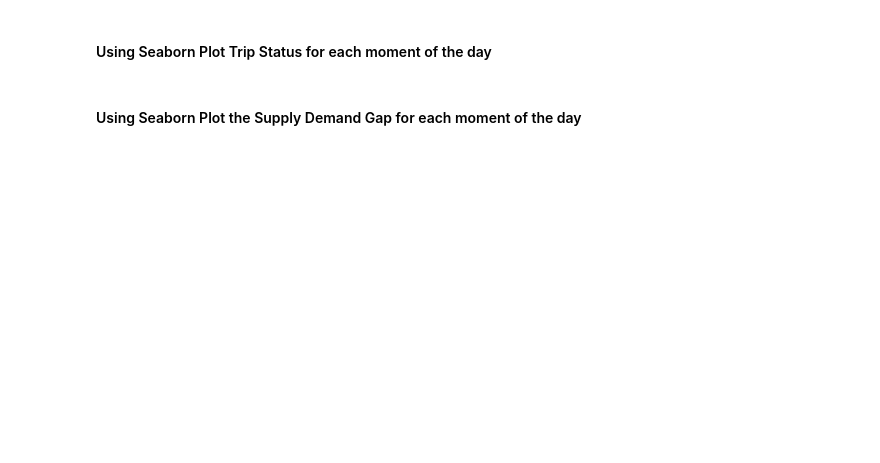
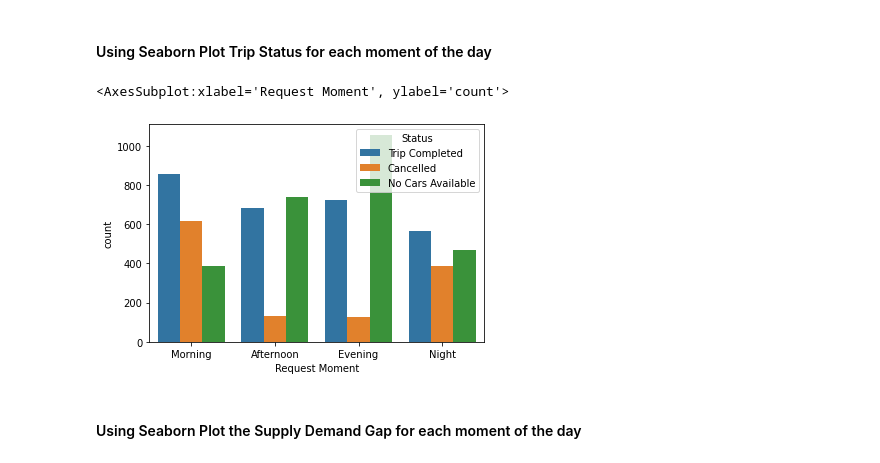
Before and after one commit to Campano/data-analysis, a Jupyter notebook: Uber_Noe_Airports.ipynb, the cells around one changed output. Cells and saved outputs as stored; diff of their text form; code cells hidden in the pictures; blank space fills up the shorter version.

```diff
--- a/Uber_Noe_Airports.ipynb
+++ b/Uber_Noe_Airports.ipynb
@@ -33,2 +149,5 @@ uber_df = pd.read_csv('data/uber_requests.csv')
 # %% [markdown]
 #### ❓Create the Gap column that is simply the difference of Demand and Supply. What does a Gap of 1 mean in real world ?
+# %%
+uber_df['Gap'] = uber_df['Demand']-uber_df['Supply']
+uber_df
@@ -49,3 +182,7 @@ Hint : Check the .dt function and the .hour function (https://pandas.pydata.org/
 * If Hour of request is between 6am and 12am it's the Morning.
 * If Hour of request is between 12am and 6pm it's the Afternoon.
 * If Hour of request is between 6pm and Midnight it's the Evening.
+# %%
+uber_df['Request timestamp'] = pd.to_datetime(uber_df['Request timestamp'])
+uber_df['Drop timestamp'] = pd.to_datetime(uber_df['Drop timestamp'])
+uber_df
@@ -51,0 +203,3 @@ Hint : Check the .dt function and the .hour function (https://pandas.pydata.org/
+# %%
+uber_df['Request Hour'] = uber_df['Request timestamp'].dt.hour
+uber_df
@@ -51,0 +220,6 @@ Hint : Check the .dt function and the .hour function (https://pandas.pydata.org/
+# %%
+uber_df['Request Moment'] = 'Evening'
+uber_df.loc[uber_df['Request Hour']<=18, 'Request Moment'] = 'Afternoon'
+uber_df.loc[uber_df['Request Hour']<=12, 'Request Moment'] = 'Morning'
+uber_df.loc[uber_df['Request Hour']<=6, 'Request Moment'] = 'Night'
+uber_df
@@ -52,4 +240,9 @@ Hint : Check the .dt function and the .hour function (https://pandas.pydata.org/
 # %% [markdown]
 #### Using Seaborn Plot Trip Status for each moment of the day
+# %%
+sns.countplot(data=uber_df, x='Request Moment', hue='Status')
+# %% [output]
+<AxesSubplot:xlabel='Request Moment', ylabel='count'>
+[figure, added]
 # %% [markdown]
 #### Using Seaborn Plot the Supply Demand Gap for each moment of the day
```
Also changed, not shown: parts of 19 cells of this notebook, 4 other files.
